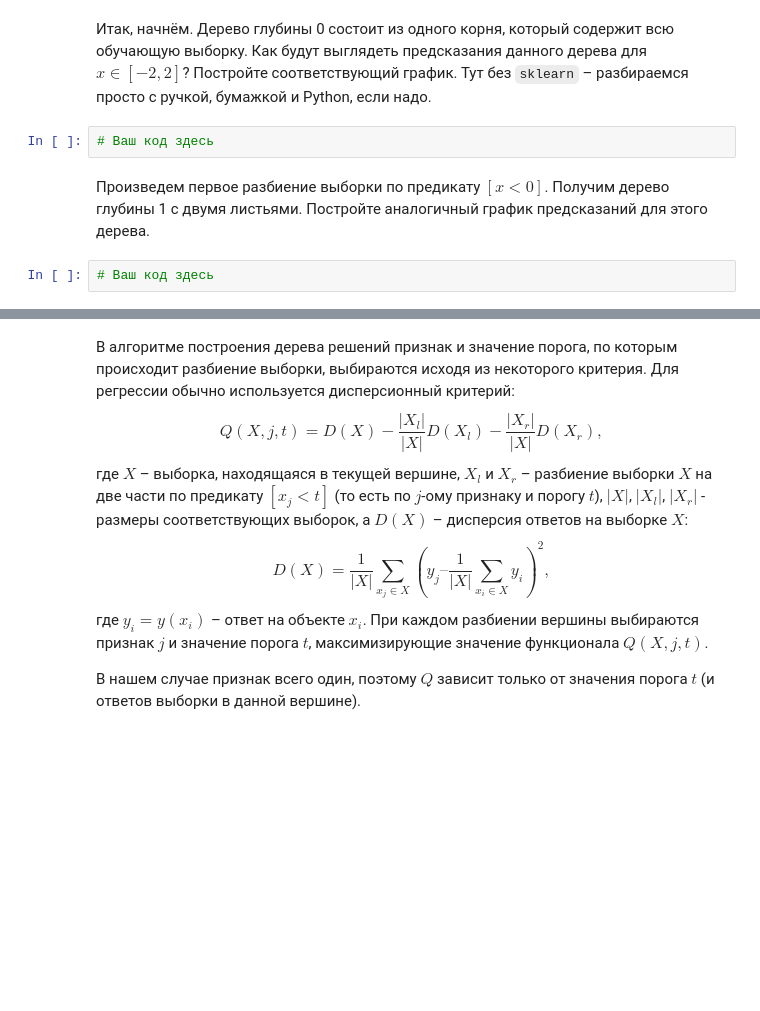
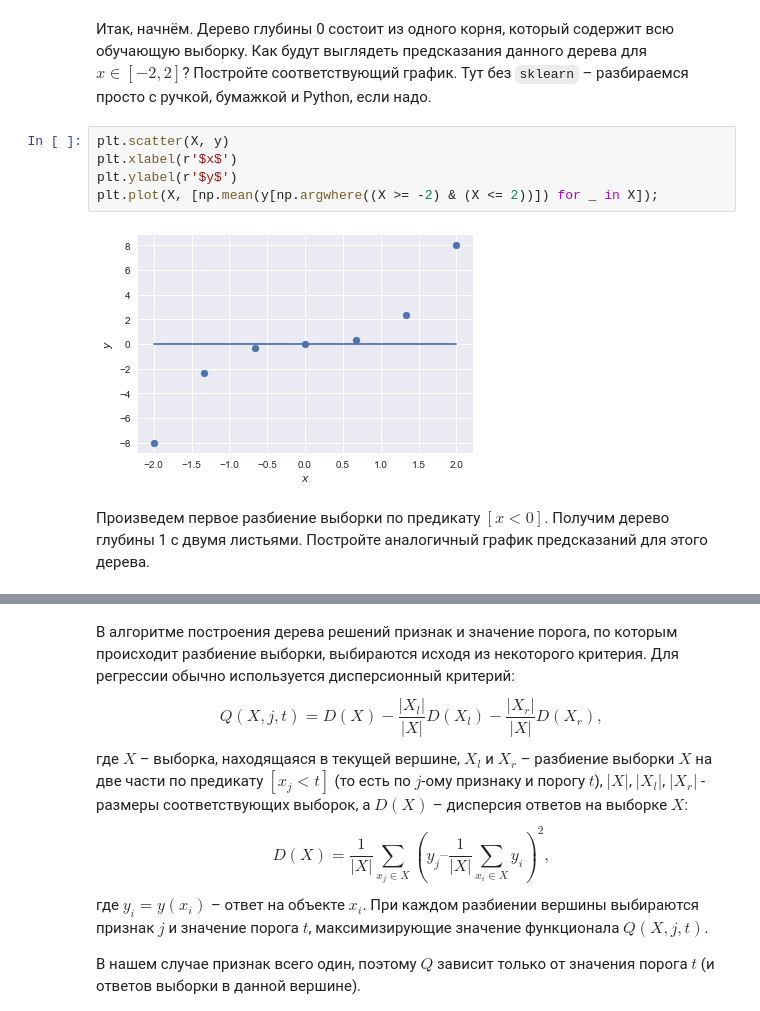
Before and after one commit to konstgazha/usml, a Jupyter notebook: week03/hw3_session3_decision_trees.ipynb, the cells around one changed output, grey strips where cells are left out. Drawn from its saved outputs; the diff is of its cells as text; blank space fills up the shorter version.

```diff
--- a/week03/hw3_session3_decision_trees.ipynb
+++ b/week03/hw3_session3_decision_trees.ipynb
@@ -35,9 +35,12 @@ plt.ylabel(r'$y$');
 Проделаем несколько шагов в построении дерева решений. Исходя из соображений симметрии, выберем пороги для разбиения равными соответственно 0, 1.5 и -1.5. Напомним, что в случае задачи восстановления регрессии листовая вершина выдает среднее значение ответа по всем объектам обучающей выборки, попавшим в эту вершину.
 # %% [markdown]
 Итак, начнём. Дерево глубины 0 состоит из одного корня, который содержит всю обучающую выборку. Как будут выглядеть предсказания данного дерева для $x \in [-2, 2]$? Постройте соответствующий график. Тут без `sklearn` – разбираемся просто с ручкой, бумажкой и Python, если надо.
-# %%
-# Ваш код здесь
+# %%
+plt.scatter(X, y)
+plt.xlabel(r'$x$')
+plt.ylabel(r'$y$')
+plt.plot(X, [np.mean(y[np.argwhere((X >= -2) & (X <= 2))]) for _ in X]);
+# %% [output]
+[figure, added]
 # %% [markdown]
 Произведем первое разбиение выборки по предикату $[x < 0]$. Получим дерево глубины 1 с двумя листьями. Постройте аналогичный график предсказаний для этого дерева.
-# %%
-# Ваш код здесь
```
Also changed, not shown: parts of 12 cells of this notebook.
